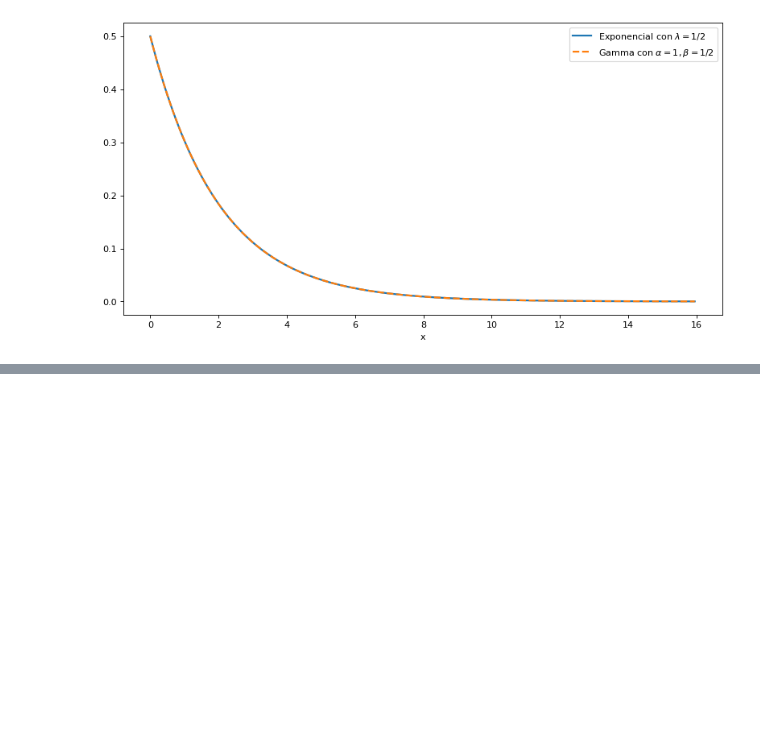
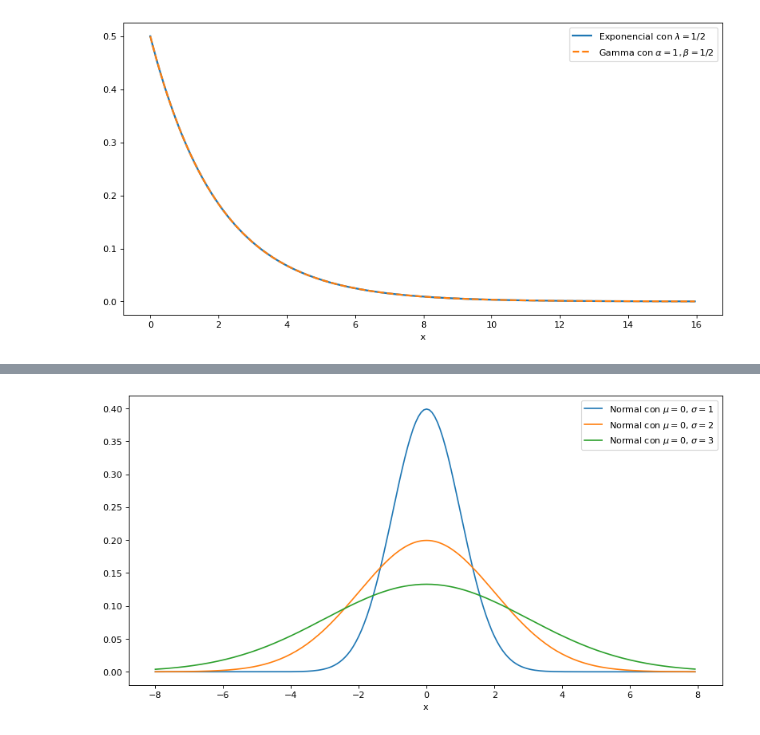
Before and after one commit to julian4u0/pystats, a Jupyter notebook: distributions.ipynb, the cells around one changed output, grey strips where cells are left out. Cells and saved outputs as stored; diff of their text form; code cells hidden in the pictures; blank space fills up the shorter version.

Commit message:
normal distribution added

```diff
--- a/distributions.ipynb
+++ b/distributions.ipynb
@@ -114,0 +121,18 @@ Y avistar 10 individuos en dos dias no parece algo tan raro.
+# %%
+
+def normal(x, mean, sd):
+    exponente = (-1/2) * ((x - mean) / sd)**2
+    return (1/(sd* (2*math.pi)**(1/2)))*math.e**exponente
+
+x = np.arange(-8, 8, 0.08)
+figure(figsize=(12, 6), dpi=80)
+
+plt.plot(x, normal(x, 0, 1),label = "Normal con $\\mu = 0$, $\\sigma = 1$")
+plt.plot(x, normal(x, 0, 2),label = "Normal con $\\mu = 0$, $\\sigma = 2$")
+plt.plot(x, normal(x, 0, 3),label = "Normal con $\\mu = 0$, $\\sigma = 3$")
+
+plt.xlabel('x')
+plt.legend(loc='upper right')
+plt.show()
+# %% [output]
+[figure, added]
```
Also changed, not shown: parts of 15 cells of this notebook.
